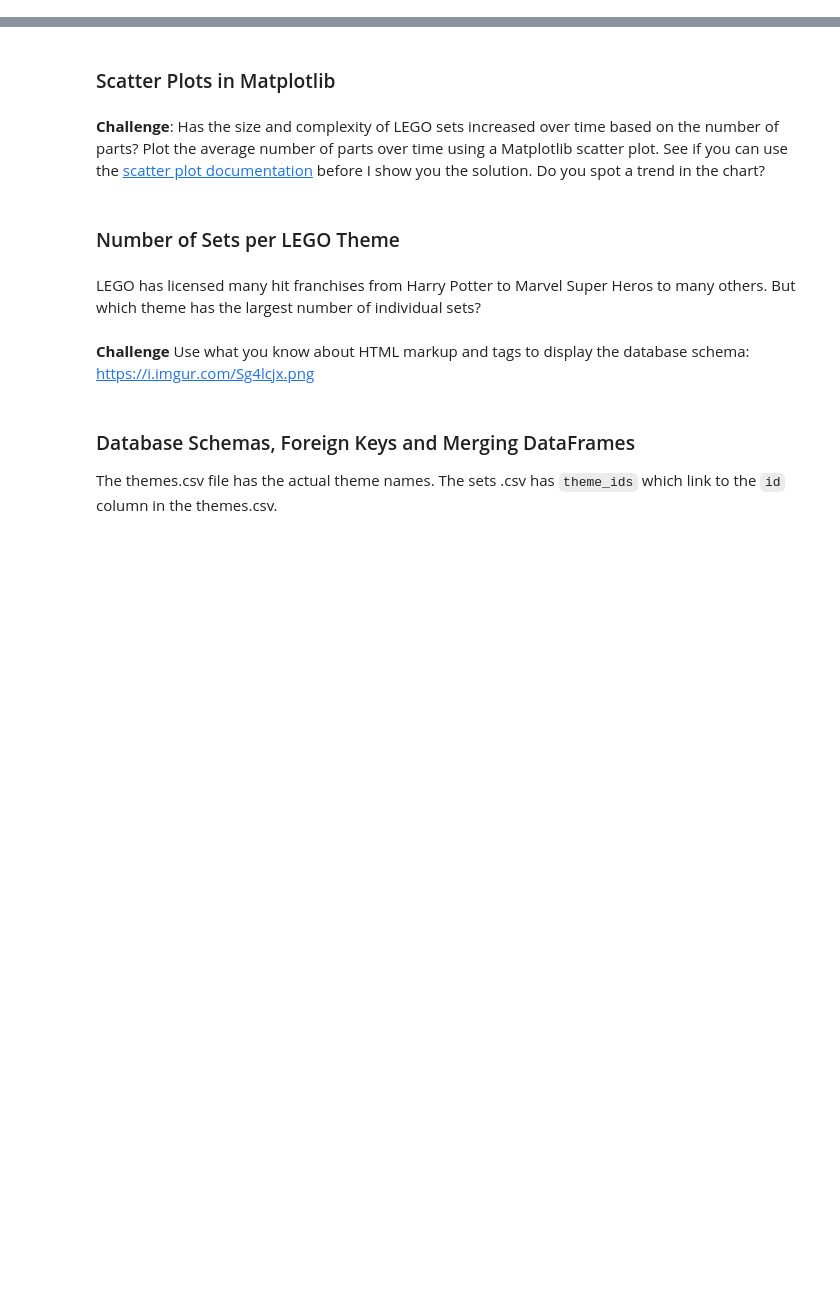
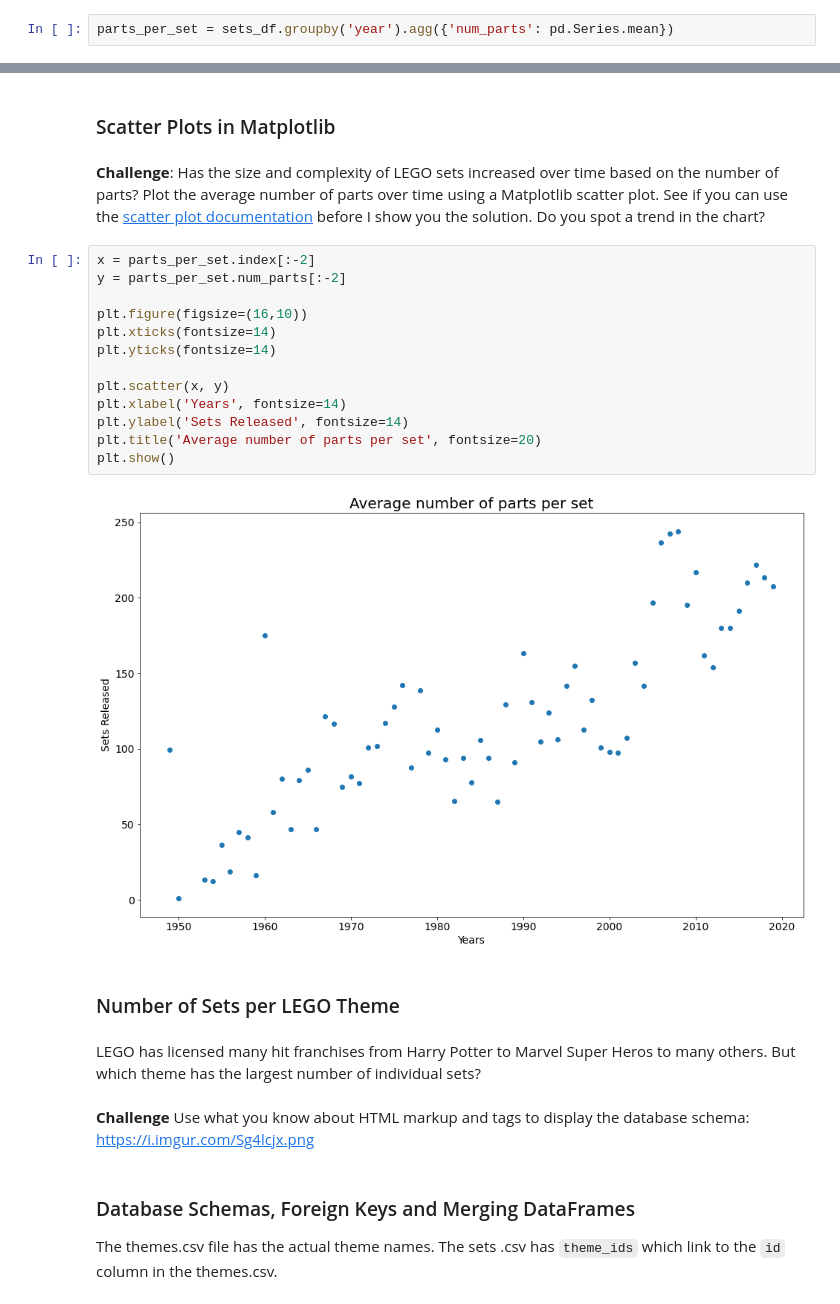
Before and after one commit to LFCamacho-dev/LEGO-Notebook-and-Data, a Jupyter notebook: Lego_Analysis.ipynb, the cells around one changed output, grey strips where cells are left out. Cells and saved outputs as stored; diff of their text form; blank space fills up the shorter version.

```diff
--- a/Lego_Analysis.ipynb
+++ b/Lego_Analysis.ipynb
@@ -135,2 +220,4 @@ Let's work out the number of different themes shipped by year. This means we hav
 # %% [markdown]
 **Challenge**: Use the <code>.groupby()</code> and <code>.agg()</code> function together to figure out the average number of parts per set. How many parts did the average LEGO set released in 1954 compared to say, 2017?
+# %%
+parts_per_set = sets_df.groupby('year').agg({'num_parts': pd.Series.mean})
@@ -138,6 +240,21 @@ Let's work out the number of different themes shipped by year. This means we hav
 ### Scatter Plots in Matplotlib
 # %% [markdown]
 **Challenge**: Has the size and complexity of LEGO sets increased over time based on the number of parts? Plot the average number of parts over time using a Matplotlib scatter plot. See if you can use the [scatter plot documentation](https://matplotlib.org/3.1.0/api/_as_gen/matplotlib.pyplot.scatter.html) before I show you the solution. Do you spot a trend in the chart?
+# %%
+x = parts_per_set.index[:-2]
+y = parts_per_set.num_parts[:-2]
+
+plt.figure(figsize=(16,10))
+plt.xticks(fontsize=14)
+plt.yticks(fontsize=14)
+
+plt.scatter(x, y)
+plt.xlabel('Years', fontsize=14)
+plt.ylabel('Sets Released', fontsize=14)
+plt.title('Average number of parts per set', fontsize=20)
+plt.show()
+# %% [output]
+[figure, added]
 # %% [markdown]
 ### Number of Sets per LEGO Theme
 # %% [markdown]
```
Also changed, not shown: parts of 10 cells of this notebook, 2 other files.
